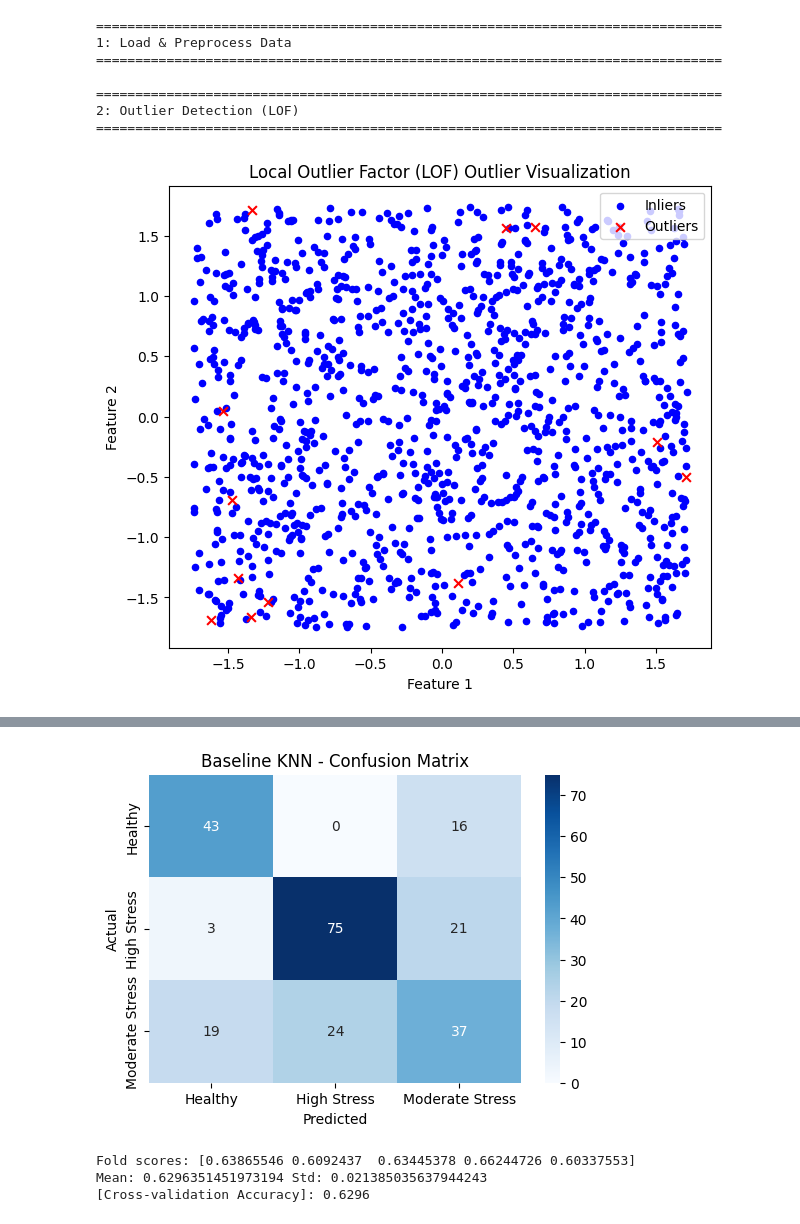
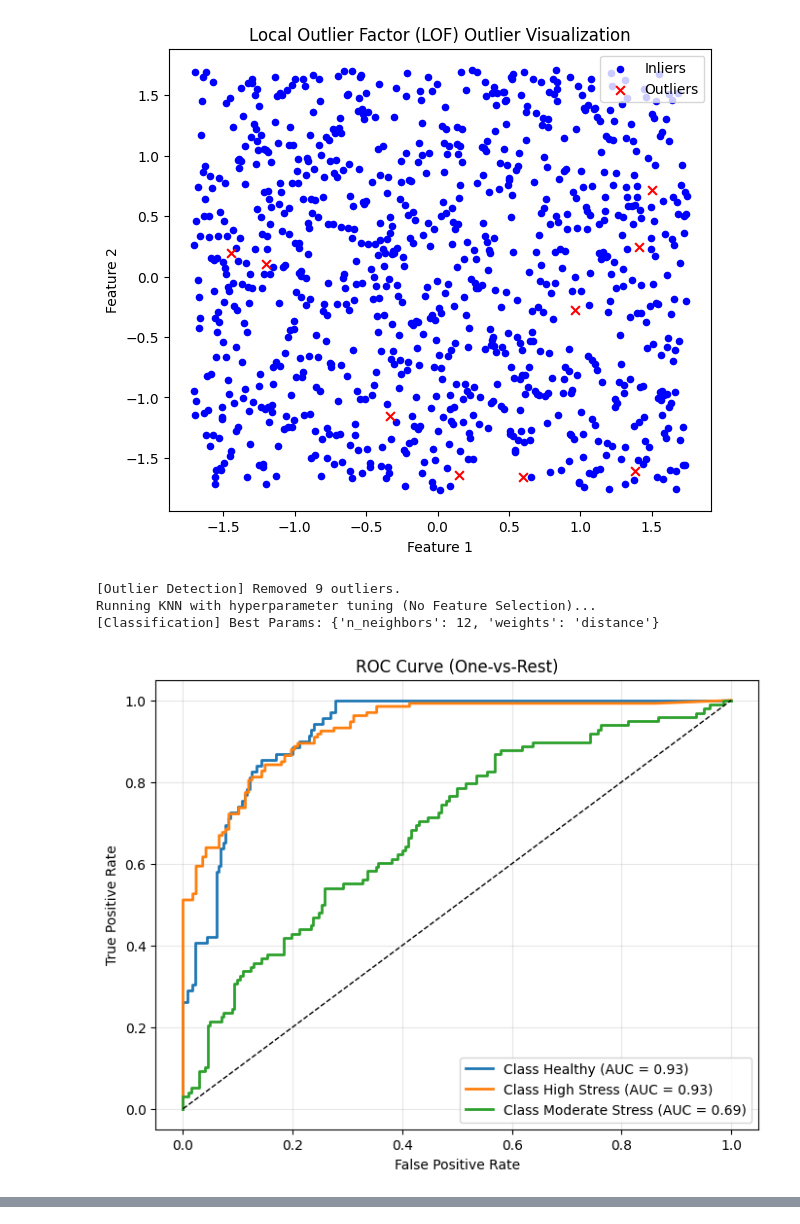
Before and after one commit to amenzies23/CMPT-459-Project, a Jupyter notebook: knn/train_without_feature_selection.ipynb, the cells around one changed output, grey strips where cells are left out. Saved outputs shown, nothing was run; the diff lists cells and outputs as text; code cells hidden in the pictures.

```diff
--- a/knn/train_without_feature_selection.ipynb
+++ b/knn/train_without_feature_selection.ipynb
@@ -1,49 +1,75 @@
 # %%
+import os
 import random
 import numpy as np
+
+from sklearn.preprocessing import StandardScaler
 
 from core.preprocessing import load_and_preprocess_data
 from core.outlier_detection import remove_outliers
 from core.classification import (
     classify_with_knn,
     classify_with_knn_without_hyperparameter,
 )
 from core.visualization import (
     visualize_ground_truth,
     visualize_knn_decision_boundary,
 )
 
-from utils import divider
+from utils import find_project_root
 
-# Set random seeds
 seed = 42
 random.seed(seed)
 np.random.seed(seed)
 
-divider("1: Load & Preprocess Data")
-X_raw, X_scaled, y, label_encoder, scaler = load_and_preprocess_data(
-    "../data/plant_health_data.csv"
+PROJECT_ROOT = find_project_root()
+train_path = os.path.join(PROJECT_ROOT, "data", "train_data.csv")
+test_path = os.path.join(PROJECT_ROOT, "data", "test_data.csv")
+
+# Preprocessing
+X_train_raw, X_test_raw, y_train, y_test, X_train_scaled, X_test_scaled, label_encoder, scaler = (
+    load_and_preprocess_data(train_path, test_path)
 )
 
-divider("2: Outlier Detection (LOF)")
-X_clean, y_clean = remove_outliers(X_scaled, y)
+# Remove outliers
+X_train_clean, y_train_clean = remove_outliers(
+    X_train_scaled,  # scaled training features
+    y_train
+)
 
-divider("3: Ground Truth Visualization")
-visualize_ground_truth(X_clean, y_clean, label_encoder)
+# No feature selection
+X_train_selected = X_train_clean
+X_test_selected = X_test_scaled  # already scaled
 
-divider("4: KNN Decision Boundary Visualization")
-visualize_knn_decision_boundary(X_clean, y_clean, n_neighbors=5)
+# Scale
+selected_scaler = StandardScaler()
+X_train_selected_scaled = selected_scaler.fit_transform(X_train_selected)
+X_test_selected_scaled = selected_scaler.transform(X_test_selected)
 
-print("Running KNN with hyperparameter tuning...")
-classify_with_knn(
-    X_clean, y_clean, label_encoder
+# Visualization
+# visualize_ground_truth(X_train_selected_scaled, y_train_clean, label_encoder)
+# visualize_knn_decision_boundary(X_train_selected_scaled, y_train_clean, n_neighbors=5)
+
+print("Running KNN with hyperparameter tuning (No Feature Selection)...")
+knn = classify_with_knn(
+    X_train_selected_scaled,
+    y_train_clean,
+    label_encoder,
+    X_test=X_test_selected_scaled,
+    y_test=y_test
 )
+
+# print("Running KNN with NO hyperparameter tuning (No Feature Selection)...")
+# knn = classify_with_knn_without_hyperparameter(
+#     X_train_selected_scaled,
+#     y_train_clean,
+#     label_encoder,
+#     X_test=X_test_selected_scaled,
+#     y_test=y_test
+# )
 # %% [output]
+[figure, new version]
-================================================================================
-1: Load & Preprocess Data
-================================================================================
-
-================================================================================
-2: Outlier Detection (LOF)
-================================================================================
+[Outlier Detection] Removed 9 outliers.
+Running KNN with hyperparameter tuning (No Feature Selection)...
+[Classification] Best Params: {'n_neighbors': 12, 'weights': 'distance'}
-[figure, old version]
+[figure, new version]
@@ -72,4 +89,0 @@ Moderate Stress       0.50      0.46      0.48        80
-[figure, removed]
-Fold scores: [0.63865546 0.6092437  0.63445378 0.66244726 0.60337553]
-Mean: 0.6296351451973194 Std: 0.021385035637944243
-[Cross-validation Accuracy]: 0.6296
```
Also changed, not shown: parts of 1 cell of this notebook, 4 other files.
